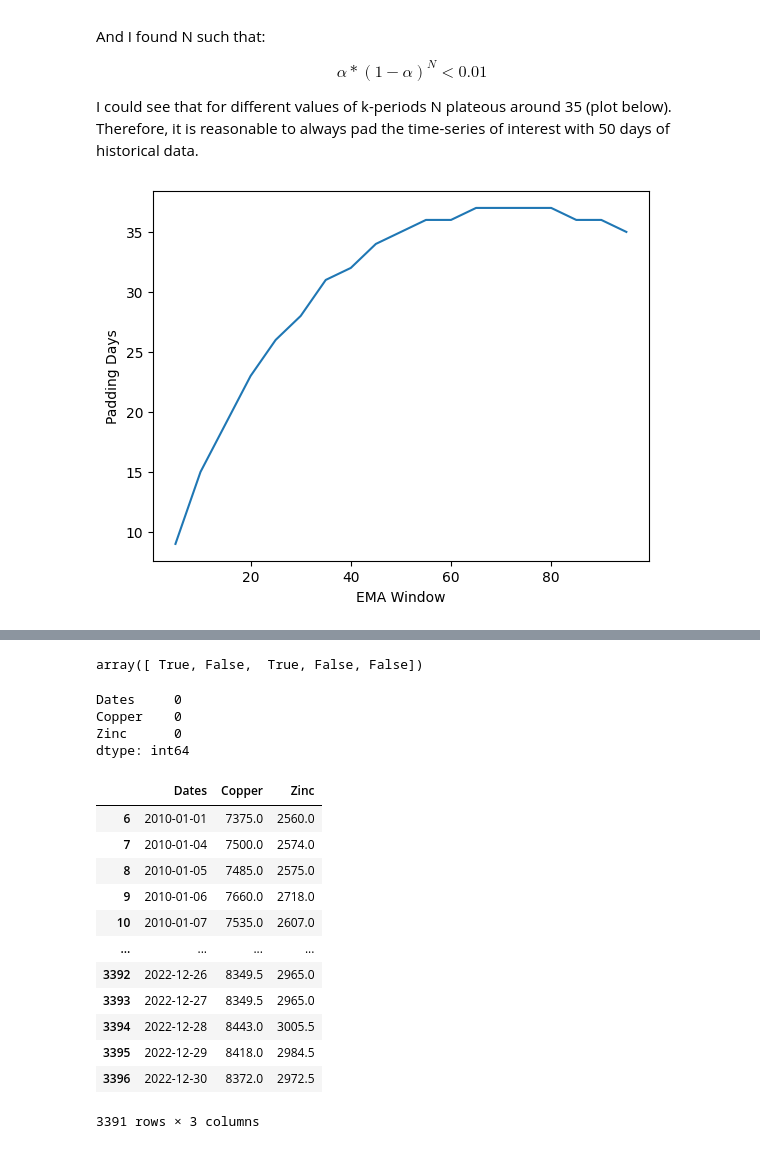
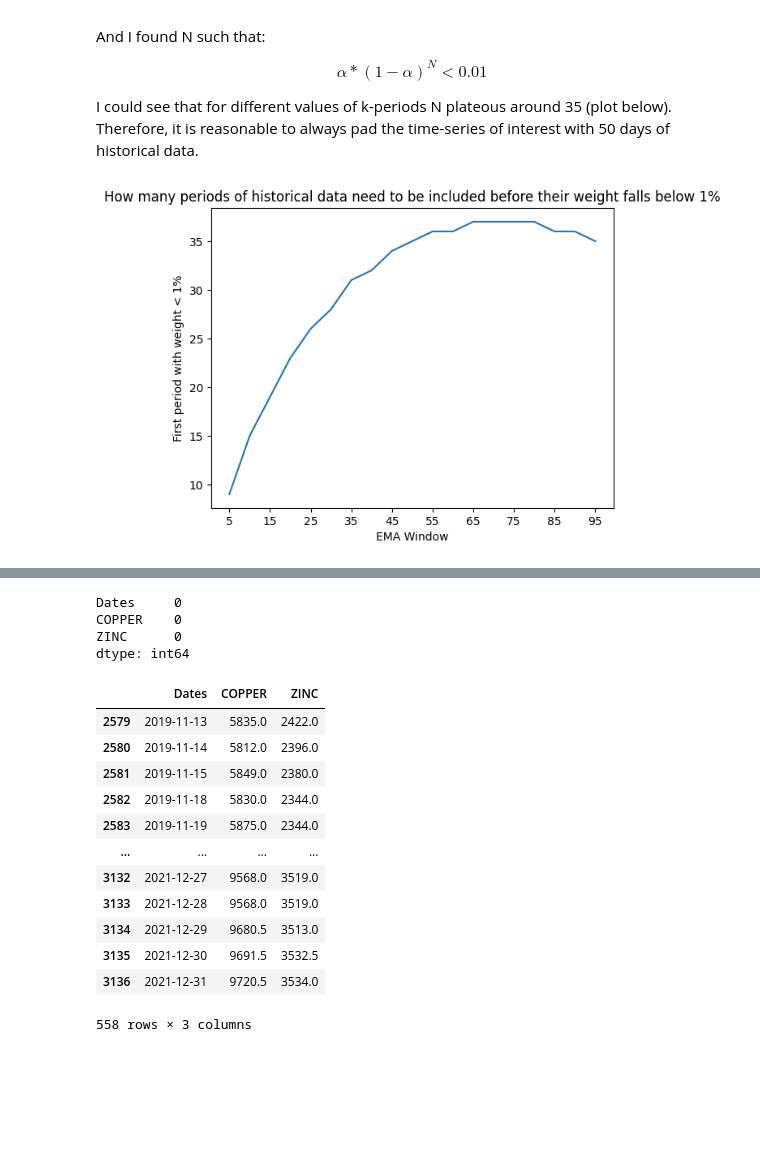
Before and after one commit to elena-faillace/OilDesk-Intern-Assessment, a Jupyter notebook: solutions/question3.ipynb, the cells around one changed output, grey strips where cells are left out. Saved outputs shown, nothing was run; the diff lists cells and outputs as text; code cells hidden in the pictures; blank space fills up the shorter version.

```diff
--- a/solutions/question3.ipynb
+++ b/solutions/question3.ipynb
@@ -44,17 +44,19 @@ metals = ['COPPER', 'ZINC']
 # %%
 # Calculate how many days of padding I need to calculate an accurate EMA
 precision = 0.01 # Weight smaller than 5%
 paddings = []
 for ema_window in np.arange(5, 100, 5):
     N_padding = int(np.ceil(np.log((ema_window + 1) * (precision / 2)) / np.log((ema_window - 1) / (ema_window + 1))))
     paddings.append(N_padding)
 
 plt.plot(np.arange(5, 100, 5), paddings)
+plt.xticks(np.arange(5, 100, 10))
 plt.xlabel('EMA Window')
-plt.ylabel('Padding Days')
+plt.ylabel('First period with weight < 1%')
+plt.title('How many periods of historical data need to be included before their weight falls below 1%')
 plt.show()
 # %% [output]
-[figure, old version]
+[figure, new version]
 # %%
 # Load the data
 raw_df = pd.read_csv(data_path)
@@ -74,37 +76,43 @@ raw_df
 | 3396 | 30/12/2022 | 8372 | 2378 | 2972.5 | 2293 | 24808 | 80.26 |
 3397 rows × 7 columns
 # %%
-# Get columns names for metals
+# Get columns names with metals
 columns_metals = raw_df.iloc[2, 1:-1].values
 columns_metals = [col.split(' ')[1] for col in columns_metals]
-np.isin(columns_metals, metals)
+# Get the mask of the columns to select, the first column is the date
+mask_columns = np.concatenate(([True], np.isin(columns_metals, metals), [False]))
-# %% [output]
-array([ True, False,  True, False, False])
 # %%
 # Select only Dates, Copper, and Zinc columns, the first 6 rows are other information
-df = raw_df.iloc[6:, [0,1,3]].copy() # TODO: do this by using the column names
-df.columns = ['Dates', 'Copper', 'Zinc']
+df = raw_df.iloc[6:, mask_columns].copy() # TODO: do this by using the column names
+df.columns = np.concatenate((['Dates'], metals))
 # Ensure the data types are correct
 df['Dates'] = pd.to_datetime(df['Dates'], format='%d/%m/%Y', errors='coerce')
-df['Copper'] = pd.to_numeric(df['Copper'], errors='coerce')
-df['Zinc'] = pd.to_numeric(df['Zinc'], errors='coerce')
+for metal in metals:
+    df[metal] = pd.to_numeric(df[metal], errors='coerce')
+# Select only 2020 and 2021 with a padding at the beginning
+start_date = pd.to_datetime('2020-01-01')
+end_date = pd.to_datetime('2021-12-31')
+# Use a padding to calculate the EMA and RSI without a starting bias
+padding = 50
+cutoff_date = start_date - timedelta(days=padding)
+df = df[(df['Dates'] > cutoff_date) & (df['Dates'] <= end_date)]
 print(df.isna().sum())
 df
 # %% [output]
 Dates     0
-Copper    0
-Zinc      0
+COPPER    0
+ZINC      0
 dtype: int64
-|  | Dates | Copper | Zinc |
-| 6 | 2010-01-01 | 7375.0 | 2560.0 |
-| 7 | 2010-01-04 | 7500.0 | 2574.0 |
-| 8 | 2010-01-05 | 7485.0 | 2575.0 |
-| 9 | 2010-01-06 | 7660.0 | 2718.0 |
-| 10 | 2010-01-07 | 7535.0 | 2607.0 |
+|  | Dates | COPPER | ZINC |
+| 2579 | 2019-11-13 | 5835.0 | 2422.0 |
+| 2580 | 2019-11-14 | 5812.0 | 2396.0 |
+| 2581 | 2019-11-15 | 5849.0 | 2380.0 |
+| 2582 | 2019-11-18 | 5830.0 | 2344.0 |
+| 2583 | 2019-11-19 | 5875.0 | 2344.0 |
 | ... | ... | ... | ... |
-| 3392 | 2022-12-26 | 8349.5 | 2965.0 |
-| 3393 | 2022-12-27 | 8349.5 | 2965.0 |
-| 3394 | 2022-12-28 | 8443.0 | 3005.5 |
-| 3395 | 2022-12-29 | 8418.0 | 2984.5 |
-| 3396 | 2022-12-30 | 8372.0 | 2972.5 |
+| 3132 | 2021-12-27 | 9568.0 | 3519.0 |
+| 3133 | 2021-12-28 | 9568.0 | 3519.0 |
+| 3134 | 2021-12-29 | 9680.5 | 3513.0 |
+| 3135 | 2021-12-30 | 9691.5 | 3532.5 |
+| 3136 | 2021-12-31 | 9720.5 | 3534.0 |
-3391 rows × 3 columns
+558 rows × 3 columns
```
Also changed, not shown: parts of 9 cells of this notebook, 1 other file.
